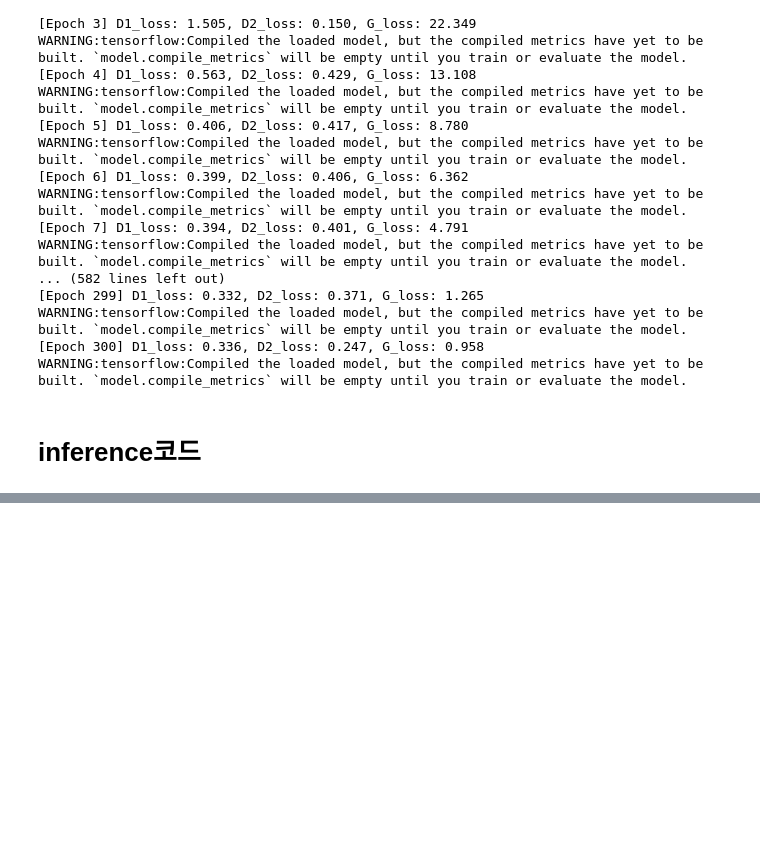
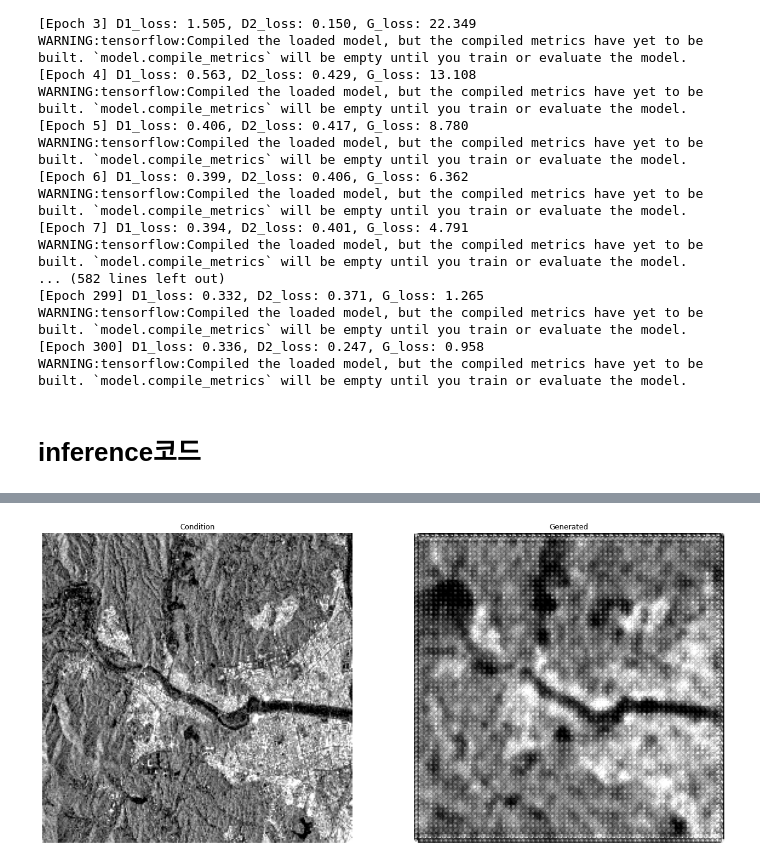
Before and after one commit to 00ssum/Super-Resolution, a Jupyter notebook: Code.ipynb, the cells around one changed output, grey strips where cells are left out. Drawn from its saved outputs; the diff is of its cells as text; code cells hidden in the pictures; blank space fills up the shorter version.

Commit message:
[add] inference 이미지 추가

```diff
--- a/Code.ipynb
+++ b/Code.ipynb
@@ -370,10 +370,11 @@ def perform_inference(g_model, file_path, save_path=None):
     visualize_results(X_realA, X_fakeB, save_path)
 # %%
 # File path
-file_path = os.path.join(os.getcwd(), 'test_image', 'subset_512_4x4', 'S1A_IW_GRDH_1SDV_20210105T092315_20210105T092344_036001_0437B7_42D51_subset_0_0.tif')
+path=os.path.join(os.getcwd(), 'inference', '20m')
+file_path = os.path.join(path,  'S1A_IW_GRDH_1SDV_20210105T092315_20210105T092344_036001_0437B7_42D51.tif')
 
 # Load the saved generator model
-result_dir = os.path.join(os.getcwd(), 'result', 'logs_8x8_0709_1551_code1')
+result_dir = os.path.join(os.getcwd(), 'result', 'logs_8x8_0709_1551(code1)')
 g_model_path = os.path.join(result_dir, 'd_model.h5')
 
 if not os.path.exists(g_model_path):
@@ -384,6 +385,6 @@ g_model = load_model(g_model_path, compile=False)
 print("Generator model loaded successfully.")
 
 # Perform inference
-output_image_path = os.path.join(result_dir, 'inference_result.png')
+output_image_path = os.path.join(path, 'inference_result.png')
 perform_inference(g_model, file_path, save_path=output_image_path)
 # %% [output]
@@ -390,0 +393 @@ FileNotFoundError: Generator model not found at /jsm0707/GAN/result/logs_8x8_070
+[figure, added]
```
Also changed, not shown: parts of 1 cell of this notebook, 6 other files.
